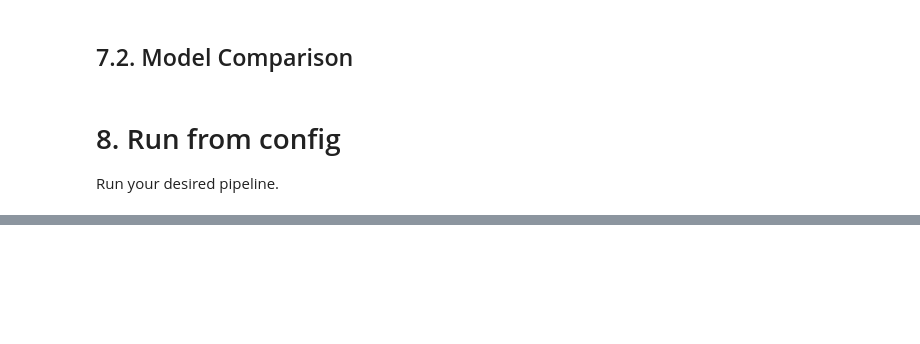
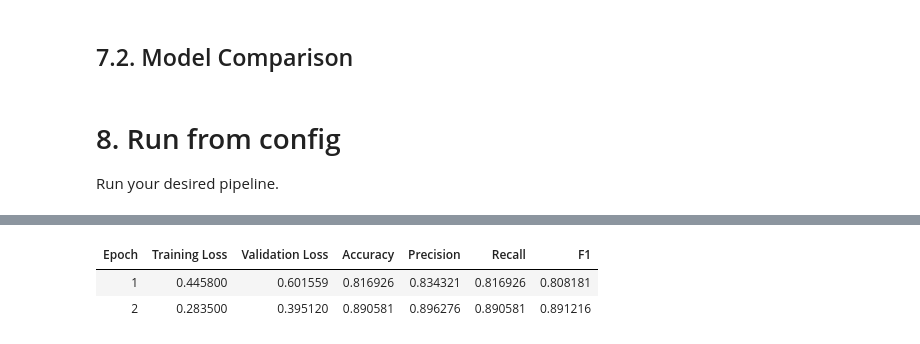
Before and after one commit to broistg/ML-Assignment-DNAC1, a Jupyter notebook: notebooks/BTL2_deep_learning.ipynb, the cells around one changed output, grey strips where cells are left out. Saved outputs shown, nothing was run; the diff lists cells and outputs as text; code cells hidden in the pictures; blank space fills up the shorter version.

```diff
--- a/notebooks/BTL2_deep_learning.ipynb
+++ b/notebooks/BTL2_deep_learning.ipynb
@@ -576,13 +501,13 @@ def train_transformer(train_texts, train_labels, val_texts, val_labels, tokenize
         eval_strategy='epoch',
         save_strategy='epoch',
         learning_rate=config['lr'],
+        warmup_steps=config['warmup_steps'],
         weight_decay=config['weight_decay'],
         per_device_train_batch_size=config['batch_size'],
         per_device_eval_batch_size=config['batch_size'],
         num_train_epochs=config['epochs'],
         load_best_model_at_end=True,
         metric_for_best_model='accuracy',
-        disable_tqdm=False,
         logging_dir='hf_logs',
         logging_steps=10,
         report_to='none'
@@ -810,0 +716,89 @@ Saved config_used_ui.json
+# %%
+# Ensure ipywidgets extension works in colab notebook
+try:
+    import google.colab
+    # Colab already supports ipywidgets; nothing special required
+except Exception:
+    pass
+
+# Interactive UI (ipywidgets)
+import ipywidgets as widgets
+from IPython.display import display, clear_output
+
+# Tokenizer, vectorizer, model options (these map to internal names)
+mode_widget =  widgets.Dropdown(options=[('Run Once','run_once'), ('Comparison (not implemented yet)','compare')],
+                                    value='run_once', description='Mode:')
+
+tokenizer_widget = widgets.Dropdown(options=[('Whitespace','whitespace'), ('DistilBERT WordPiece','distilbert'), ('BERT WordPiece','bert'), ('RoBERTa BPE','roberta')],
+                                    value='distilbert', description='Tokenizer:')
+
+vectorizer_widget = widgets.Dropdown(options=[('Word2Vec','word2vec'), ('GloVe','glove'), ('Transformer (contextual)','transformer')],
+                                    value='transformer', description='Vectorizer:')
+
+model_widget = widgets.Dropdown(options=[('LSTM classifier','lstm'), ('DistilBERT fine-tune','distilbert-base-uncased'), ('BERT fine-tune','bert-base-uncased'), ('RoBERTa fine-tune','roberta-base')],
+                                value='distilbert-base-uncased', description='Model:')
+
+lr_widget = widgets.FloatLogSlider(value=2e-5, base=10, min=-6, max=-2, step=0.1, description='LR:')
+epochs_widget = widgets.IntSlider(value=3, min=1, max=10, step=1, description='Epochs:')
+batch_widget = widgets.IntSlider(value=16, min=4, max=64, step=4, description='Batch size:')
+maxlen_widget = widgets.IntSlider(value=256, min=32, max=1024, step=32, description='Max seq len:')
+
+run_once_box = widgets.VBox([
+    tokenizer_widget,
+    vectorizer_widget,
+    model_widget,
+    lr_widget,
+    epochs_widget,
+    batch_widget,
+    maxlen_widget,
+])
+
+run_button = widgets.Button(description='🚀 Run Pipeline', button_style='success')
+output = widgets.Output()
+
+display(mode_widget, run_once_box, run_button, output)
+
+def update_mode(change):
+    if change['new'] == 'compare':
+        run_once_box.layout.display = 'none'
+    elif change['new'] == 'run_once':
+        run_once_box.layout.display = ''
+
+mode_widget.observe(update_mode, names='value')
+
+def get_config_from_widgets():
+    return {
+        'mode': mode_widget.value,
+        'tokenizer': tokenizer_widget.value,
+        'vectorizer': vectorizer_widget.value,
+        'model_type': model_widget.value,
+        'lr': float(lr_widget.value),
+        'warmup_steps': 500,
+        'weight_decay': 0.01,
+        'epochs': int(epochs_widget.value),
+        'batch_size': int(batch_widget.value),
+        'max_length': int(maxlen_widget.value),
+        'random_seed': 42,
+        'num_workers': 2,
+        'embedding_dim': 300,
+        'hidden_dim': 256,
+        'num_layers': 1,
+        'bidirectional': True,
+        'dropout': 0.3,
+    }
+
+def on_run_click(b):
+    cfg = get_config_from_widgets()
+    output.clear_output(wait=True)
+    print('Configuration:')
+    pprint(cfg)
+    try:
+        if cfg['mode'] == 'compare':
+            model_comparision(cfg, X_train, y_train, X_val, y_val, X_test, y_test)
+        else:
+            main_pipeline(cfg, X_train, y_train, X_val, y_val, X_test, y_test)
+    except Exception as e:
+        import traceback; traceback.print_exc()
+
+run_button.on_click(on_run_click)
+# %% [output]
@@ -810,0 +836,3 @@ Saved config_used_ui.json
+| Epoch | Training Loss | Validation Loss | Accuracy | Precision | Recall | F1 |
+| 1 | 0.445800 | 0.601559 | 0.816926 | 0.834321 | 0.816926 | 0.808181 |
+| 2 | 0.283500 | 0.395120 | 0.890581 | 0.896276 | 0.890581 | 0.891216 |
```
Also changed, not shown: parts of 9 cells of this notebook.
